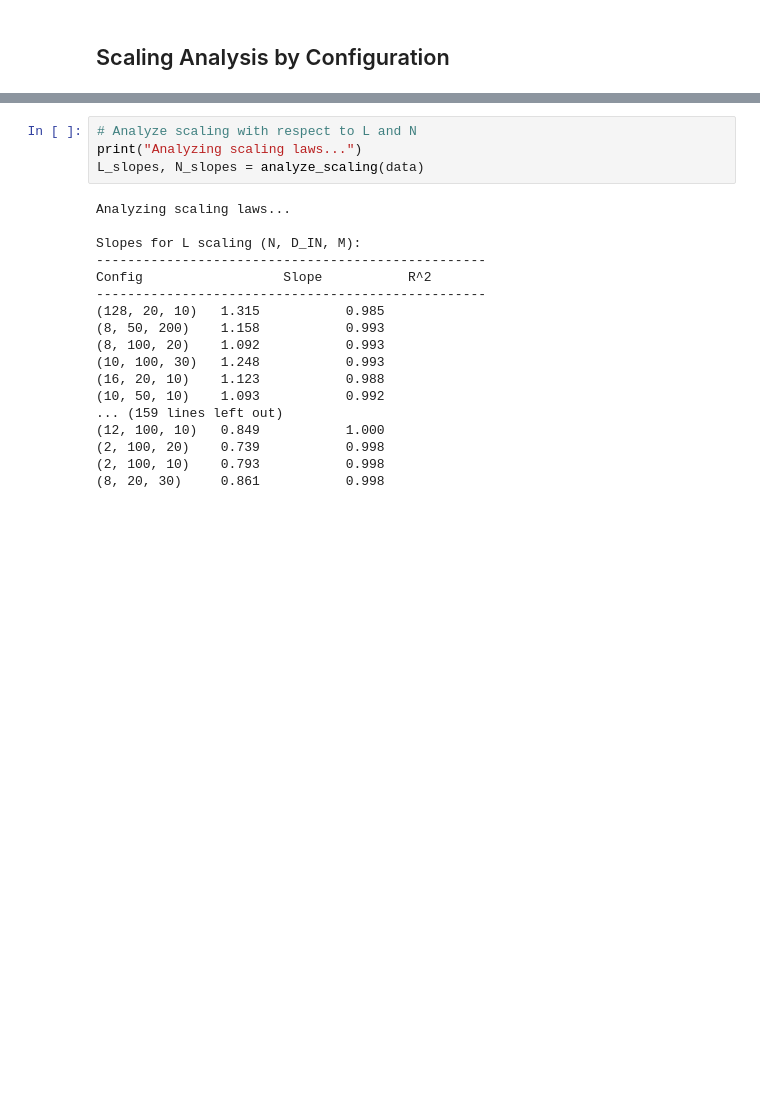
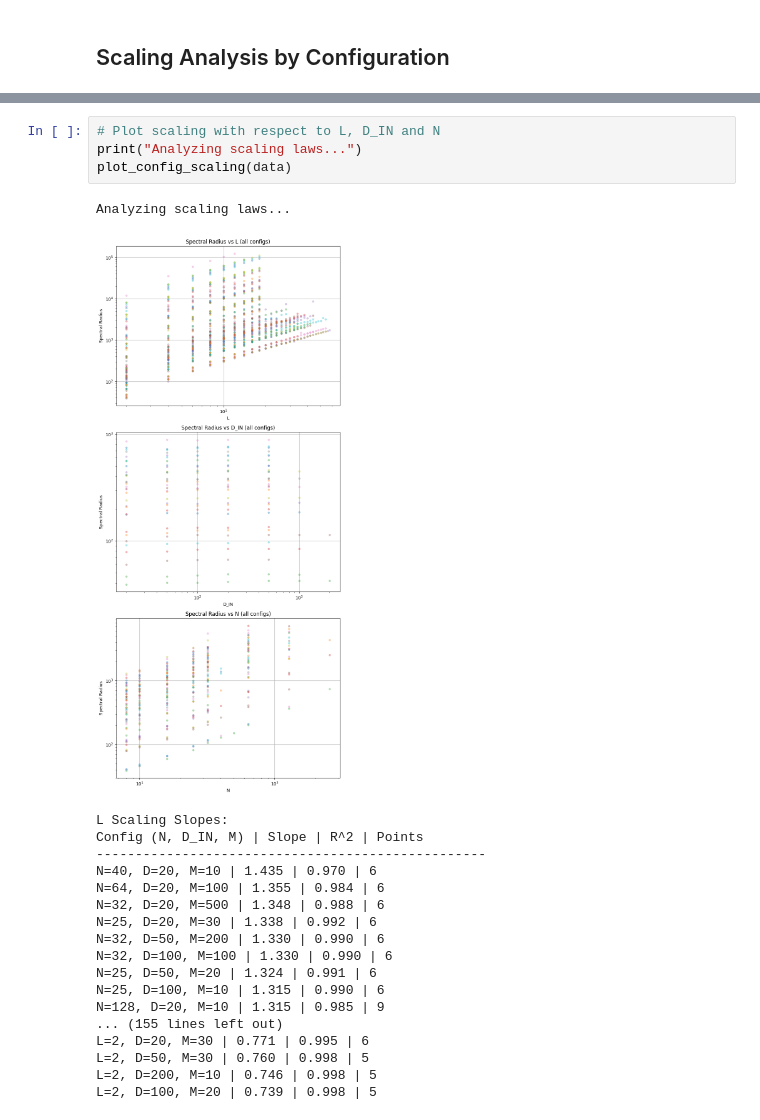
Before and after one commit to janisaiad/DeNN-NTK, a Jupyter notebook: experiments/ntk_correction_largeexperiments_viz_wrtL.ipynb, the cells around one changed output, grey strips where cells are left out. Cells and saved outputs as stored; diff of their text form; blank space fills up the shorter version.

Commit message:
slopes, and making the report better

```diff
--- a/experiments/ntk_correction_largeexperiments_viz_wrtL.ipynb
+++ b/experiments/ntk_correction_largeexperiments_viz_wrtL.ipynb
@@ -71,22 +120,24 @@ def analyze_scaling(data):
 # %%
-# Analyze scaling with respect to L and N
+# Plot scaling with respect to L, D_IN and N
 print("Analyzing scaling laws...")
-L_slopes, N_slopes = analyze_scaling(data)
+plot_config_scaling(data)
 # %% [output]
 Analyzing scaling laws...
-
-Slopes for L scaling (N, D_IN, M):
---------------------------------------------------
-Config                  Slope           R^2
---------------------------------------------------
-(128, 20, 10)   1.315           0.985
-(8, 50, 200)    1.158           0.993
-(8, 100, 20)    1.092           0.993
-(10, 100, 30)   1.248           0.993
-(16, 20, 10)    1.123           0.988
-(10, 50, 10)    1.093           0.992
-... (159 lines left out)
-(12, 100, 10)   0.849           1.000
-(2, 100, 20)    0.739           0.998
-(2, 100, 10)    0.793           0.998
-(8, 20, 30)     0.861           0.998
+[figure, added]
+L Scaling Slopes:
+Config (N, D_IN, M) | Slope | R^2 | Points
+--------------------------------------------------
+N=40, D=20, M=10 | 1.435 | 0.970 | 6
+N=64, D=20, M=100 | 1.355 | 0.984 | 6
+N=32, D=20, M=500 | 1.348 | 0.988 | 6
+N=25, D=20, M=30 | 1.338 | 0.992 | 6
+N=32, D=50, M=200 | 1.330 | 0.990 | 6
+N=32, D=100, M=100 | 1.330 | 0.990 | 6
+N=25, D=50, M=20 | 1.324 | 0.991 | 6
+N=25, D=100, M=10 | 1.315 | 0.990 | 6
+N=128, D=20, M=10 | 1.315 | 0.985 | 9
+... (155 lines left out)
+L=2, D=20, M=30 | 0.771 | 0.995 | 6
+L=2, D=50, M=30 | 0.760 | 0.998 | 5
+L=2, D=200, M=10 | 0.746 | 0.998 | 5
+L=2, D=100, M=20 | 0.739 | 0.998 | 5
```
Also changed, not shown: parts of 1 cell of this notebook, 6 other files.
